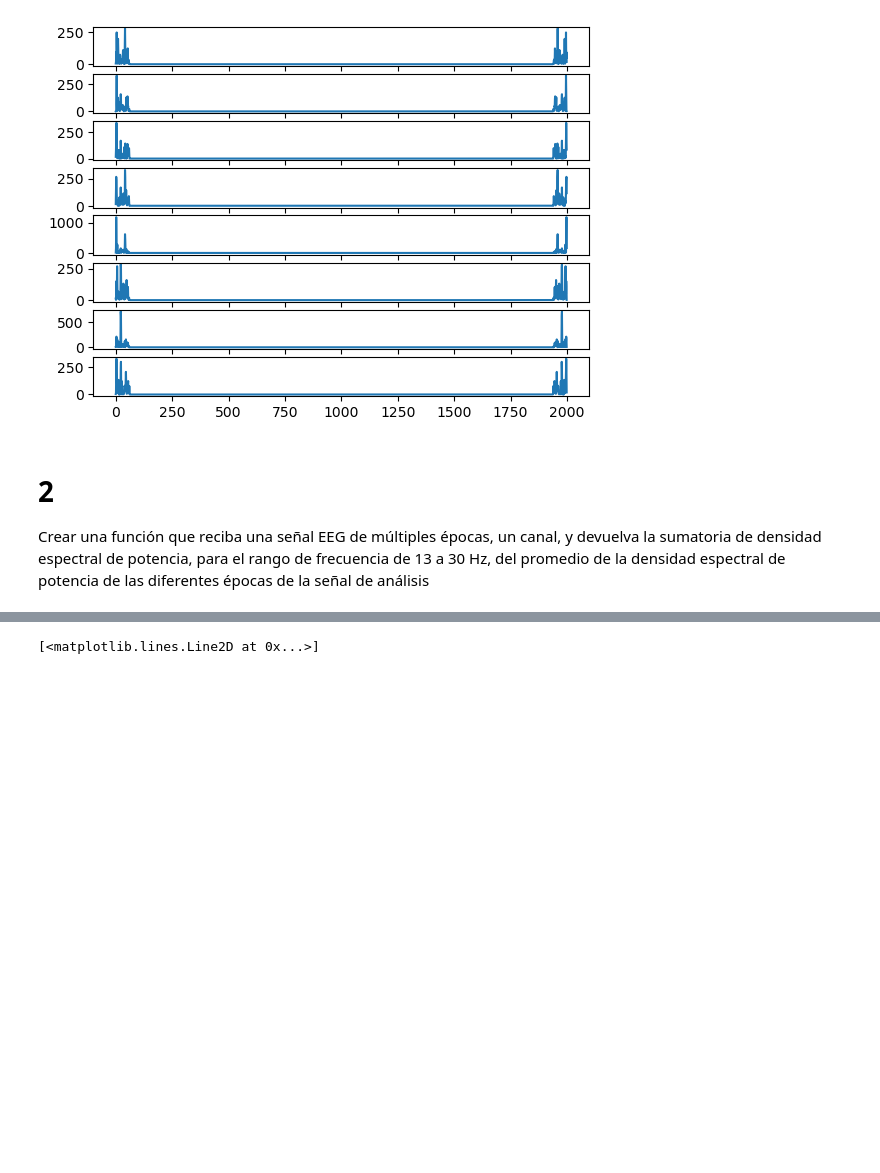
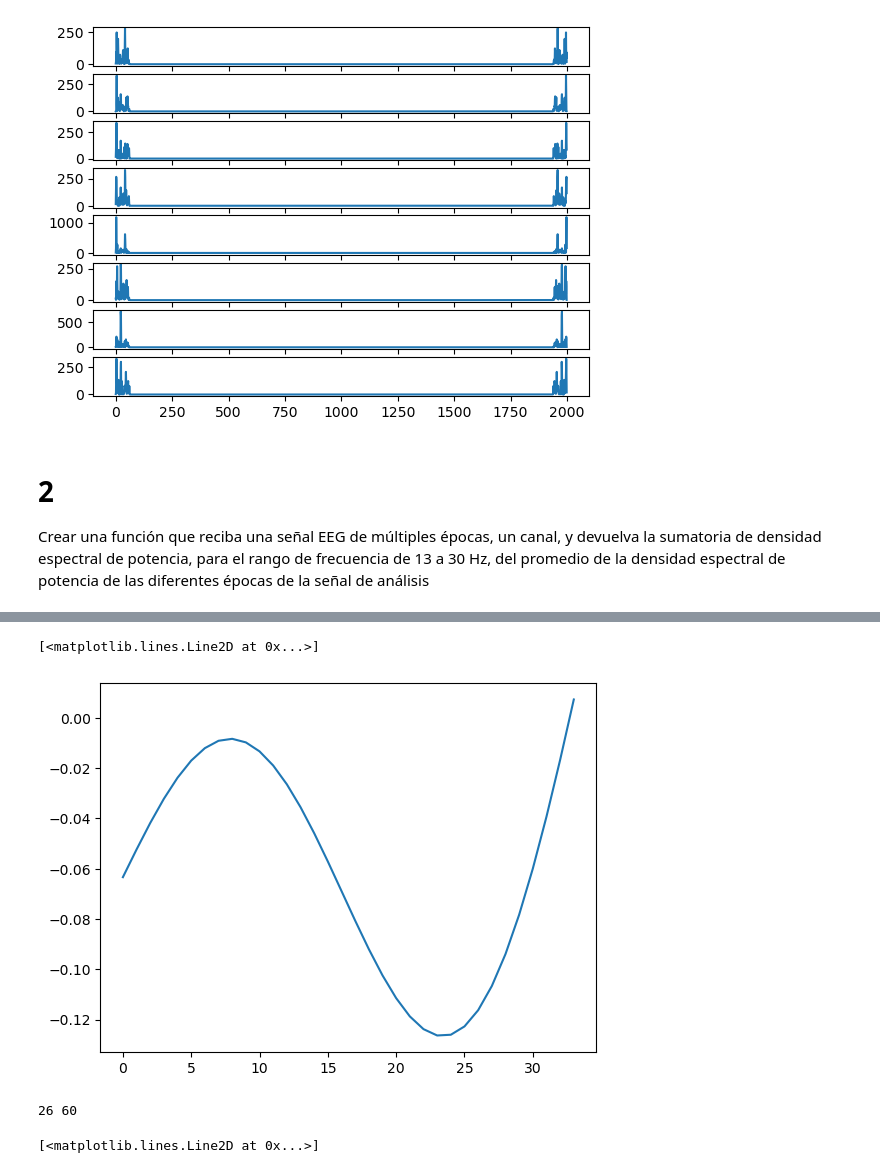
Before and after one commit to Astolfo2332/Parkinson_difference, a Jupyter notebook: Proyecto_1.ipynb, the cells around one changed output, grey strips where cells are left out. Drawn from its saved outputs; the diff is of its cells as text; code cells hidden in the pictures; blank space fills up the shorter version.

```diff
--- a/Proyecto_1.ipynb
+++ b/Proyecto_1.ipynb
@@ -107,3 +148,18 @@ def sum_spectraldensity(data,canal=0,paciente=0,fs=1000):
+# %%
+plt.plot(z[26:60])
+# %% [output]
+[<matplotlib.lines.Line2D at 0x...>]
+[figure, added]
+# %%
+N=2000
+fs=1000
+norm=N/fs
+fini=int(13*norm)
+ffin=int(30*norm)
+#nl=np.linspace(fini,ffin,num=ffin-fini)
+print(fini,ffin)
+# %% [output]
+26 60
 # %%
 x,f=sum_spectraldensity(datos_matriz,0,0)
 plt.plot(f,x)
```
Also changed, not shown: parts of 7 cells of this notebook.
